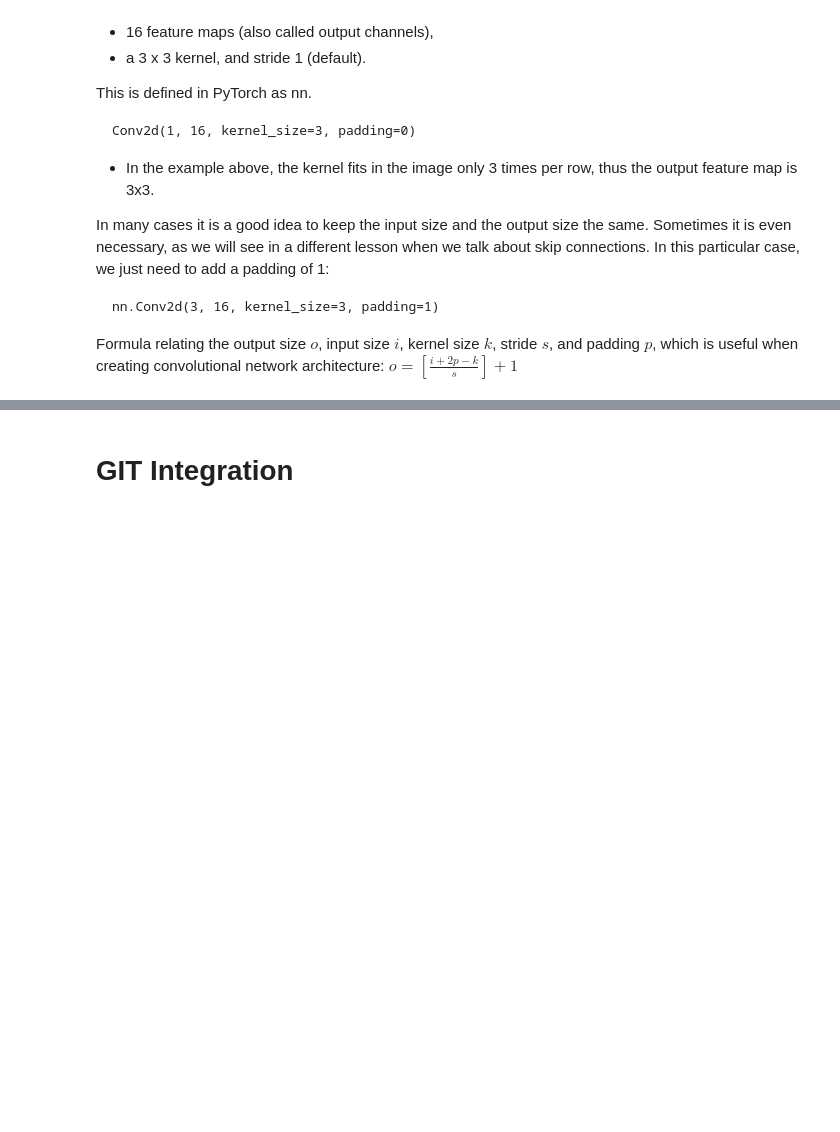
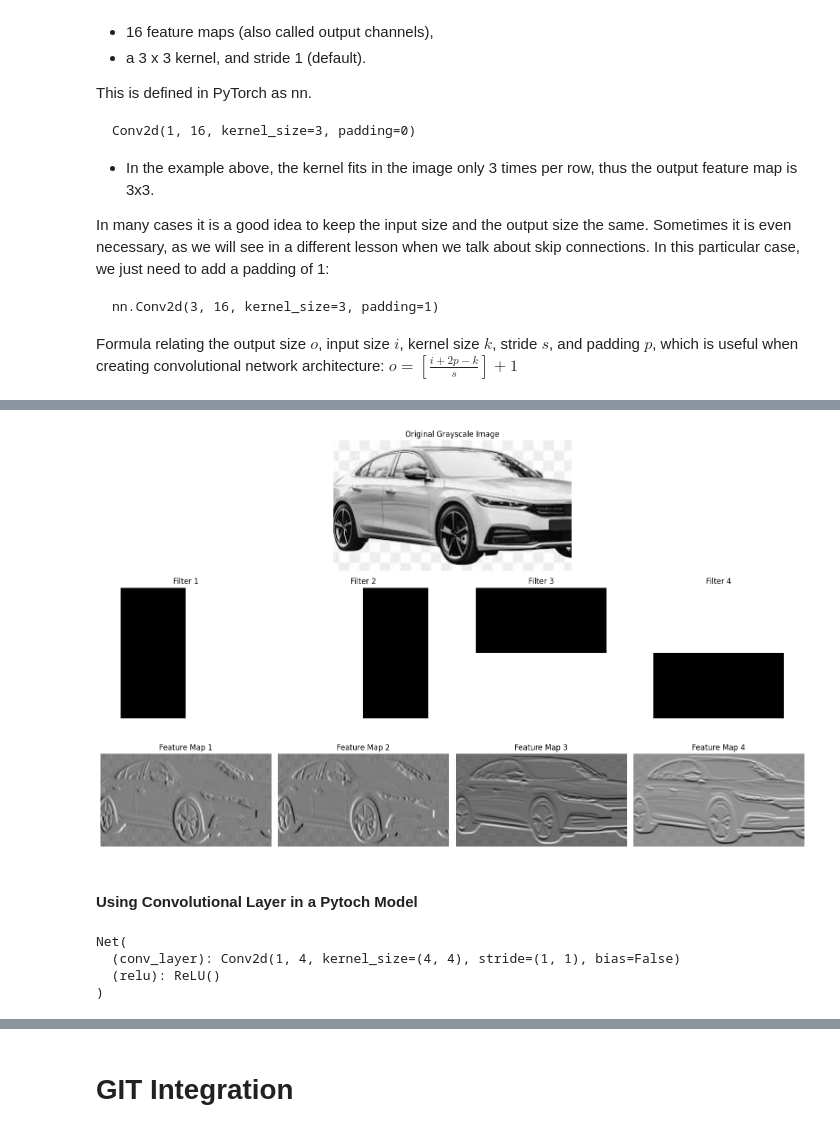
Before and after one commit to omogbolahan94/CNN, a Jupyter notebook: DL-Udacity-AWS-CNN.ipynb, the cells around one changed output, grey strips where cells are left out. Drawn from its saved outputs; the diff is of its cells as text; code cells hidden in the pictures; blank space fills up the shorter version.

```diff
--- a/DL-Udacity-AWS-CNN.ipynb
+++ b/DL-Udacity-AWS-CNN.ipynb
@@ -493,0 +584,26 @@ $o = [\frac{i + 2p - k}{s}] + 1$
+# %%
+# filter (kernel) width and height
+k_height = filters.shape[-1]
+k_width = k_height
+
+conv_layer = torch.nn.Conv2d(in_channels=1,
+                             out_channels=4, # as noted, each filter results in one feature map)
+                             kernel_size=(k_height, k_width),
+                             stride=1,
+                             padding=0,
+                             bias=False, # no bias
+                          )
+
+# NOTE: When using conv layers in a model, we will not initialize the weights in this way
+weights = (torch
+           .from_numpy(filters)
+           # add the n_channels dimension, so the tensor has the
+           # shape: (n_filters, n_channels, filter_height, filter_width)
+           .unsqueeze(dim=1) # add new dimension (1) at index 1 of the tensor
+           .type(torch.FloatTensor) # Make sure we have a FloatTensor (fp32)
+          )
+
+# Assign the filters to the weights of the layer
+# NOTE: we use torch.nn.Parameter so the weights
+# are recognized as parameters of the model
+conv_layer.weight = torch.nn.Parameter(weights)
@@ -493,0 +656,16 @@ $o = [\frac{i + 2p - k}{s}] + 1$
+# %%
+x = (
+    torch.from_numpy(gray_img)
+    .unsqueeze(0) # Add one dimension for batch
+    .unsqueeze(1) # Add dimension for n_channels
+)
+
+# Pass the image through the layer
+# (this calls the .forward of the layer)
+feature_maps = conv_layer(x)
+
+show_feature_maps(gray_img, feature_maps, filters)
+# %% [output]
+[figure, added]
+# %% [markdown]
+#### Using Convolutional Layer in a Pytoch Model
@@ -493,0 +712,9 @@ $o = [\frac{i + 2p - k}{s}] + 1$
+# %%
+model = Net(filters)
+
+print(model)
+# %% [output]
+Net(
+  (conv_layer): Conv2d(1, 4, kernel_size=(4, 4), stride=(1, 1), bias=False)
+  (relu): ReLU()
+)
```
Also changed, not shown: parts of 20 cells of this notebook.
